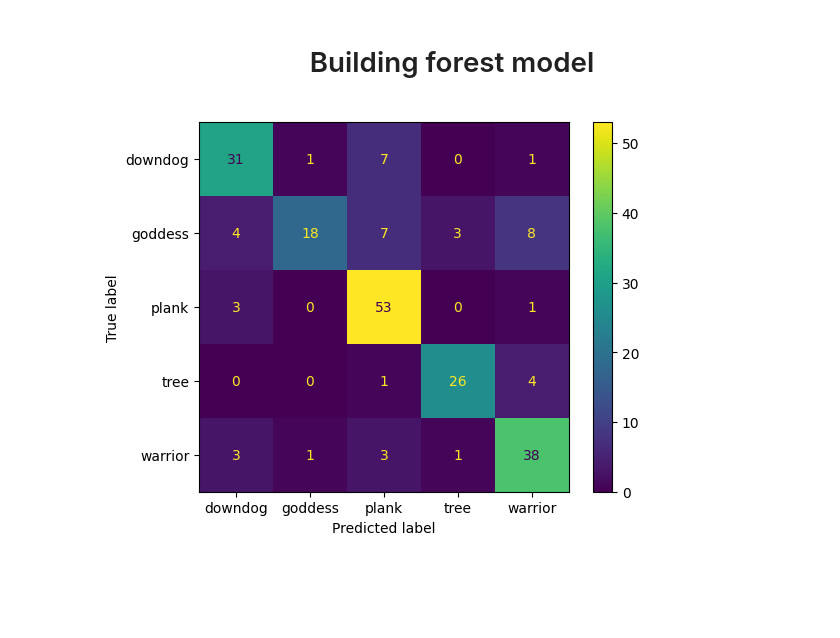
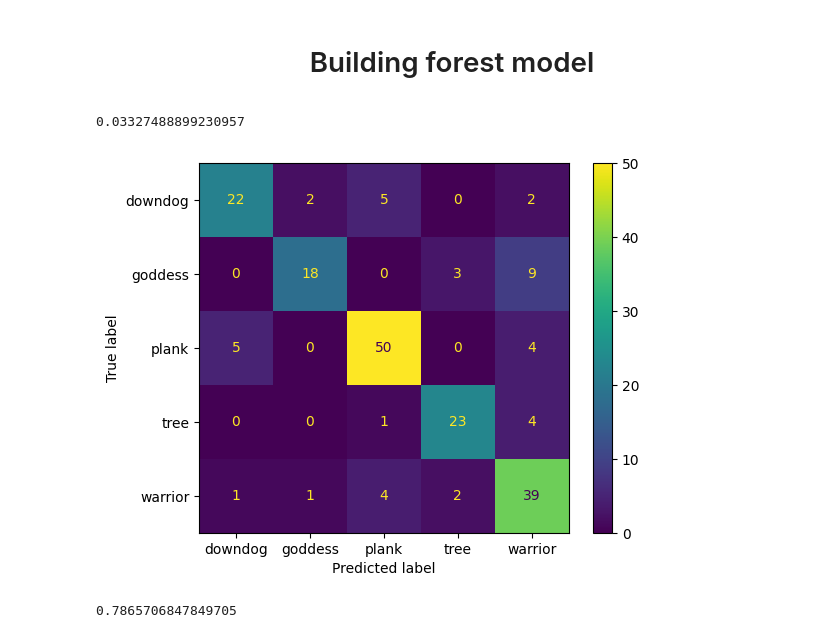
Before and after one commit to jakub-kowalik/analiza-obrazow-cyfrowych-projekt, a Jupyter notebook: src/notebooks/yoga_centroid.ipynb, the cells around one changed output. Drawn from its saved outputs; the diff is of its cells as text; code cells hidden in the pictures; blank space fills up the shorter version.

```diff
--- a/src/notebooks/yoga_centroid.ipynb
+++ b/src/notebooks/yoga_centroid.ipynb
@@ -258,7 +274,7 @@ def produce_dots(sample: np.array, step: int = 50, treshold: int = 50, kernel_si
     points = [(block_points[idx][1][0] + block_points[idx][1][1], block_points[idx][0][0] + block_points[idx][0][1]) for idx in range(len(block_points))]
 
     if cut_out:
-        if len(points) > 11 or len(points) < 4:
+        if len(points) > 10 or len(points) < 4:
             too_many_dots = True
             return pointed_output, len(points), too_many_dots
 
@@ -288,25 +304,35 @@ def cut_out_samples(pointed_images: list, labels: list, flags: list):
 
     return new_pointed_images, new_labels
 # %%
-pointed_images, new_labels = cut_out_samples(pointed_images, labels)
+pointed_images, new_labels = cut_out_samples(pointed_images, labels, flags)
 # %%
 # from collections import Counter
 # plt.hist(length_of_points, bins=len(Counter(length_of_points)))
 # %%
 dataset_array = np.asarray(pointed_images)
-labels_array = np.asarray(labels)
+labels_array = np.asarray(new_labels)
 labels_encoded = OneHotEncoder().fit_transform(np.reshape(labels_array, newshape=(len(labels_array), 1))).toarray()
 # %%
-dataset_array = dataset_array.reshape((dataset_array.shape[0], dataset_array.shape[1] * dataset_array.shape[2]))
+dataset_array_reshaped = dataset_array.reshape((dataset_array.shape[0], dataset_array.shape[1] * dataset_array.shape[2]))
 # %%
+import time
 PATH = "C:/Users/cubix/Desktop/analiza-obrazow-cyfrowych-projekt/data/DATASET/"
 
-X_train, X_test, y_train, y_test = train_test_split(dataset_array, labels_array, test_size=0.2)
+X_train, X_test, y_train, y_test = train_test_split(dataset_array_reshaped, labels_array, test_size=0.2)
 tree = RandomForestClassifier().fit(X_train, y_train)
+
+start_time = time.time()
 y_pred = tree.predict(X_test)
+print(time.time() - start_time)
+
 cm = confusion_matrix(y_test, y_pred)
 display = ConfusionMatrixDisplay(cm, display_labels=os.listdir(PATH))
 display.plot()
 plt.show()
 # %% [output]
+0.03327488899230957
-[figure, old version]
+[figure, new version]
+# %%
+print(balanced_accuracy_score(y_test, y_pred))
+# %% [output]
+0.7865706847849705
```
Also changed, not shown: parts of 26 cells of this notebook.
